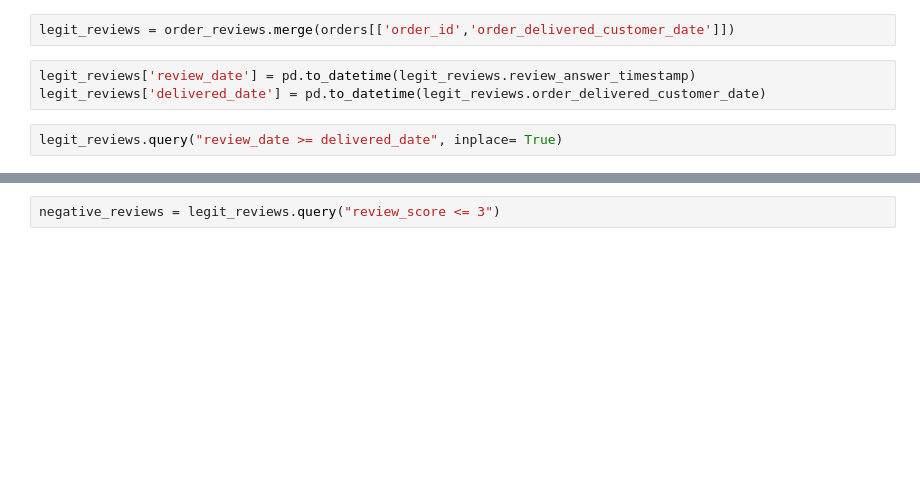
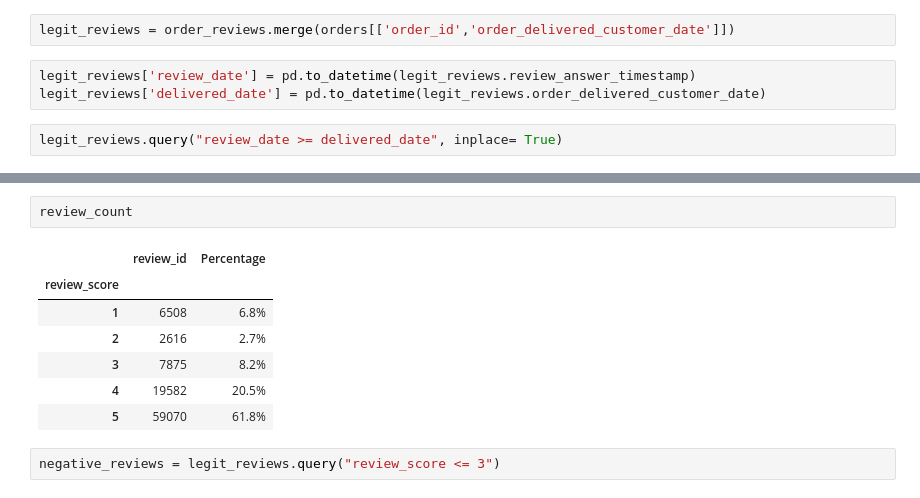
Before and after one commit to honnsey/Olist, a Jupyter notebook: OLIST.ipynb, the cells around one changed output, grey strips where cells are left out. Saved outputs shown, nothing was run; the diff lists cells and outputs as text; blank space fills up the shorter version.

```diff
--- a/OLIST.ipynb
+++ b/OLIST.ipynb
@@ -204,6 +204,16 @@ plot2.set_ylabel('Number of Reviews')
 plot2.set(title='Number of Reviews per Review Score', xlabel= None);
 # %% [output]
 [figure]
+# %%
+review_count
+# %% [output]
+|  | review_id | Percentage |
+| review_score |  |  |
+| 1 | 6508 | 6.8% |
+| 2 | 2616 | 2.7% |
+| 3 | 7875 | 8.2% |
+| 4 | 19582 | 20.5% |
+| 5 | 59070 | 61.8% |
 # %%
 negative_reviews = legit_reviews.query("review_score <= 3")
 # %%
```
Also changed, not shown: parts of 8 cells of this notebook, 1 other file.
